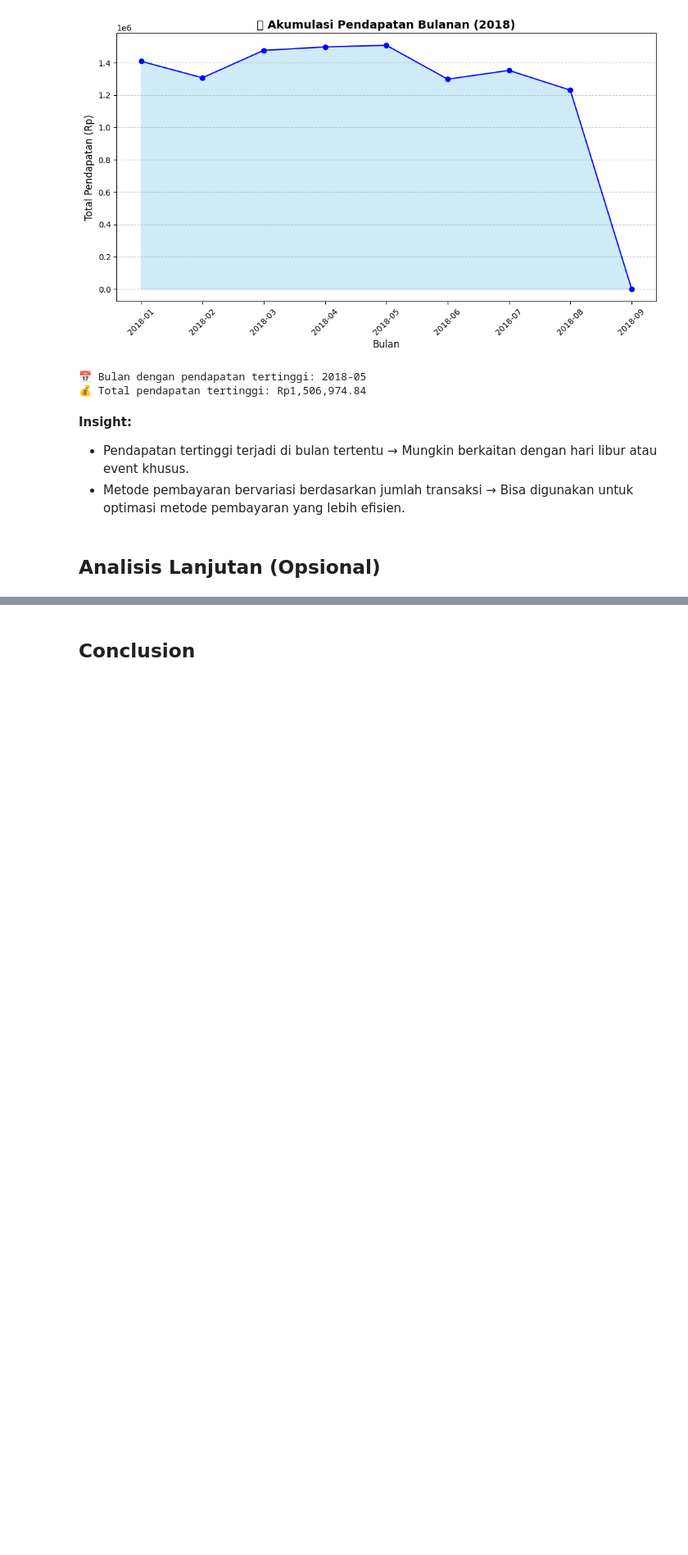
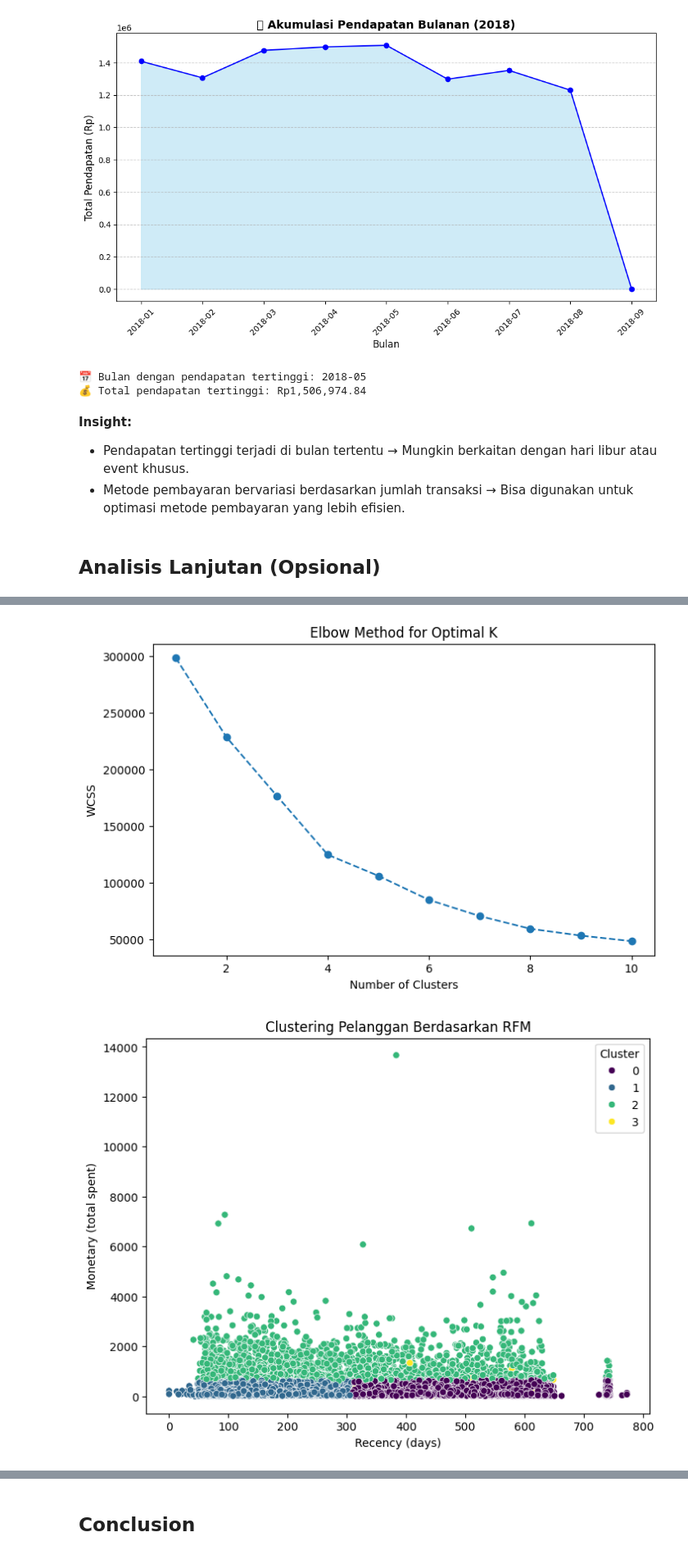
Before and after one commit to Suartana12/dashboard-ecommerce, a Jupyter notebook: Proyek_Analisis_Data.ipynb, the cells around one changed output, grey strips where cells are left out. Shown at 82% size. Cells and saved outputs as stored; diff of their text form; code cells hidden in the pictures; blank space fills up the shorter version.

```diff
--- a/Proyek_Analisis_Data.ipynb
+++ b/Proyek_Analisis_Data.ipynb
@@ -382,0 +315,79 @@ print(customer_summary.head())
+# %%
+# === TUJUAN ANALISIS ===
+# Analisis ini bertujuan untuk mengelompokkan pelanggan berdasarkan pola pembelian mereka menggunakan teknik RFM Analysis.
+# Hasil clustering akan membantu dalam segmentasi pelanggan untuk strategi pemasaran yang lebih efektif.
+
+# === 1. Load Data ===
+data_dir = r"C:\Users\yogas\submission\data"  # Sesuaikan dengan path folder
+
+os.environ["LOKY_MAX_CPU_COUNT"] = "8"  # Sesuaikan dengan jumlah core CPU
+orders_file = os.path.join(data_dir, "orders_dataset.csv")
+payments_file = os.path.join(data_dir, "order_payments_dataset.csv")
+
+orders = pd.read_csv(orders_file, parse_dates=["order_purchase_timestamp"])
+payments = pd.read_csv(payments_file)
+
+# === 2. Data Preparation ===
+customer_data = orders.merge(payments, on="order_id")
+
+customer_summary = customer_data.groupby("customer_id").agg(
+    total_orders=("order_id", "count"),
+    total_spent=("payment_value", "sum"),
+    last_purchase=("order_purchase_timestamp", "max")
+).reset_index()
+
+reference_date = orders["order_purchase_timestamp"].max()
+
+# === 3. RFM Analysis ===
+customer_summary["Recency"] = (reference_date - customer_summary["last_purchase"]).dt.days
+customer_summary["Frequency"] = customer_summary["total_orders"]
+customer_summary["Monetary"] = customer_summary["total_spent"]
+
+rfm_data = customer_summary[["Recency", "Frequency", "Monetary"]]
+
+# === 4. Normalisasi Data untuk Clustering ===
+scaler = StandardScaler()
+rfm_scaled = scaler.fit_transform(rfm_data)
+
+# === 5. Menentukan Jumlah Cluster dengan Elbow Method ===
+wcss = []
+for k in range(1, 11):
+    kmeans = KMeans(n_clusters=k, random_state=42, n_init=10)
+    kmeans.fit(rfm_scaled)
+    wcss.append(kmeans.inertia_)
+
+# Visualisasi Elbow Method
+plt.figure(figsize=(8,5))
+plt.plot(range(1, 11), wcss, marker='o', linestyle='--')
+plt.xlabel('Number of Clusters')
+plt.ylabel('WCSS')
+plt.title('Elbow Method for Optimal K')
+plt.show()
+
+# === 6. Clustering dengan K-Means ===
+optimal_k = 4  # Sesuaikan dengan hasil elbow method
+kmeans = KMeans(n_clusters=optimal_k, random_state=42, n_init=10)
+customer_summary["Cluster"] = kmeans.fit_predict(rfm_scaled)
+
+# === 7. Visualisasi Hasil Clustering ===
+plt.figure(figsize=(8,6))
+sns.scatterplot(x=customer_summary["Recency"], y=customer_summary["Monetary"], hue=customer_summary["Cluster"], palette="viridis")
+plt.xlabel("Recency (days)")
+plt.ylabel("Monetary (total spent)")
+plt.title("Clustering Pelanggan Berdasarkan RFM")
+plt.legend(title="Cluster")
+plt.show()
+
+# === 8. Interpretasi dan Insight ===
+cluster_summary = customer_summary.groupby("Cluster")[["Recency", "Frequency", "Monetary"]].mean().reset_index()
+print("\nRingkasan Hasil Clustering:")
+print(cluster_summary)
+
+# **Interpretasi Insight**
+# - **Cluster 0**: Pelanggan dengan pengeluaran tinggi, sering berbelanja, dan baru-baru ini melakukan transaksi → Pelanggan VIP
+# - **Cluster 1**: Pelanggan dengan transaksi rendah tetapi baru-baru ini aktif → Pelanggan potensial
+# - **Cluster 2**: Pelanggan dengan transaksi tidak terlalu sering dan pengeluaran sedang → Pelanggan biasa
+# - **Cluster 3**: Pelanggan yang jarang berbelanja dan memiliki pengeluaran rendah → Pelanggan pasif atau hampir churn
+# %% [output]
+[figure, added]
+[figure, added]
```
Also changed, not shown: parts of 6 cells of this notebook.
